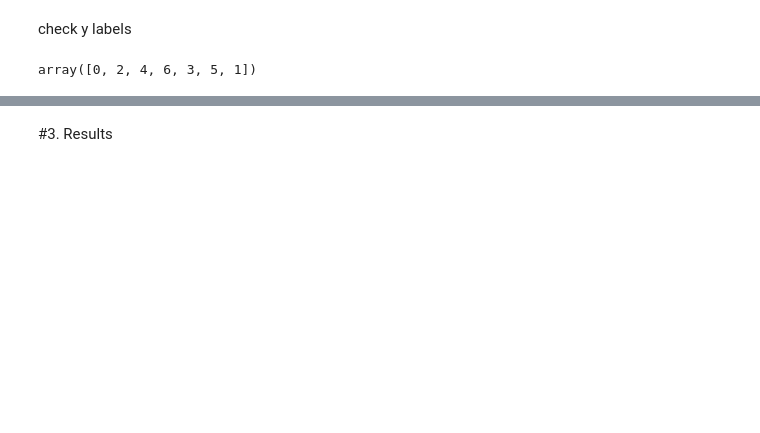
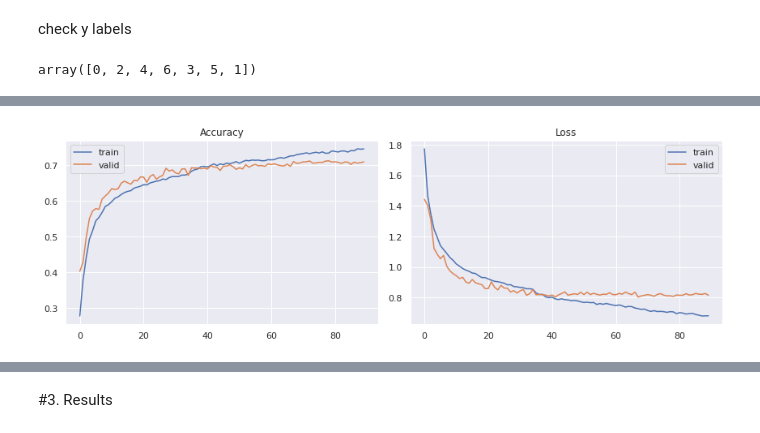
Before and after one commit to Gyeong-Hyeon/AI_Project, a Jupyter notebook: Section4/Facial_emotion_recognition.ipynb, the cells around one changed output, grey strips where cells are left out. Saved outputs shown, nothing was run; the diff lists cells and outputs as text; code cells hidden in the pictures; blank space fills up the shorter version.

```diff
--- a/Section4/Facial_emotion_recognition.ipynb
+++ b/Section4/Facial_emotion_recognition.ipynb
@@ -130,0 +178,8 @@ for j in range(49):
+# %%
+X_train, X, y_train, y = train_test_split(img_array, img_labels,
+                                                    shuffle=True, stratify=img_labels,
+                                                    test_size=0.3, random_state=10)
+X_val, X_test, y_val, y_test = train_test_split(X, y,
+                                                    shuffle=True, stratify=y,
+                                                    test_size=0.5, random_state=10)
+X_train.shape, X_val.shape, X_test.shape, y_train.shape, y_val.shape, y_test.shape
@@ -130,0 +504,18 @@ for j in range(49):
+# %%
+batch_size = 32
+optimizer = optimizers.Nadam(learning_rate=0.001, beta_1=0.9, beta_2=0.999, epsilon=1e-07, name='Nadam')
+
+model = build_dcnn((48,48,1))
+model.compile(
+    loss='categorical_crossentropy',
+    optimizer=optimizer,
+    metrics=['accuracy']
+)
+history = model.fit_generator(
+    train_datagen.flow(X_train, y_train, batch_size=batch_size),
+    validation_data=(X_val, y_val),
+    steps_per_epoch=len(X_train) / batch_size,
+    epochs=200,
+    callbacks=callbacks,
+    use_multiprocessing=True
+)
@@ -130,0 +557,19 @@ for j in range(49):
+# %%
+sns.set()
+fig = plt.figure(0, (12, 4))
+
+ax = plt.subplot(1, 2, 1)
+sns.lineplot(history.epoch, history.history['accuracy'], label='train')
+sns.lineplot(history.epoch, history.history['val_accuracy'], label='valid')
+plt.title('Accuracy')
+plt.tight_layout()
+
+ax = plt.subplot(1, 2, 2)
+sns.lineplot(history.epoch, history.history['loss'], label='train')
+sns.lineplot(history.epoch, history.history['val_loss'], label='valid')
+plt.title('Loss')
+plt.tight_layout()
+
+plt.show()
+# %% [output]
+[figure, added]
```
Also changed, not shown: parts of 79 cells of this notebook.
